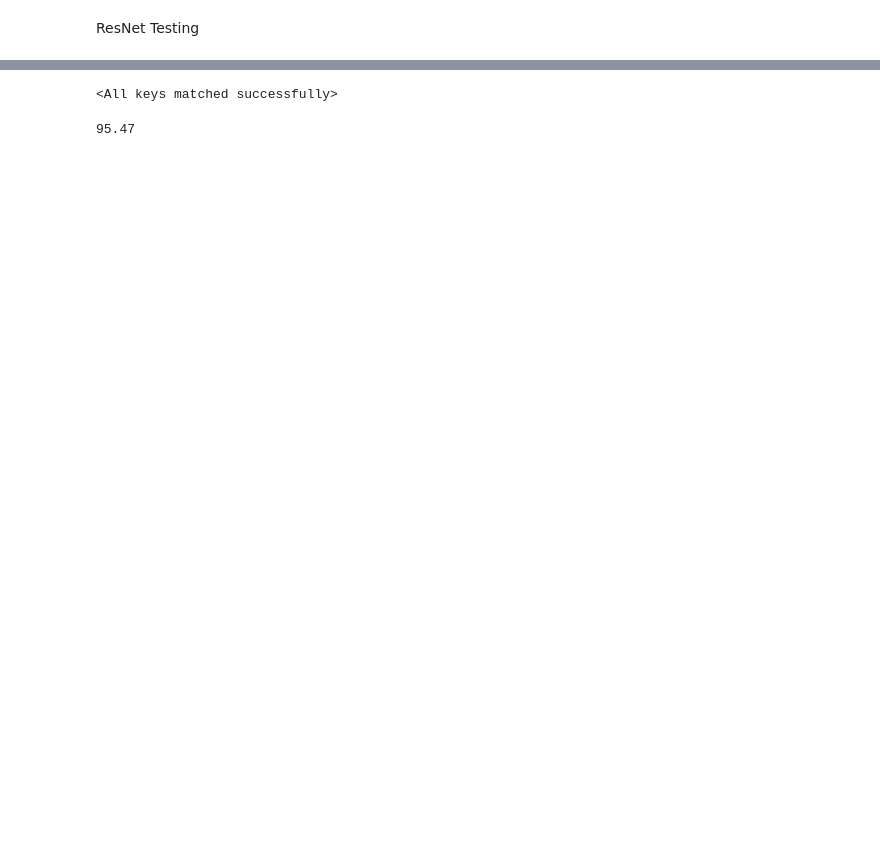
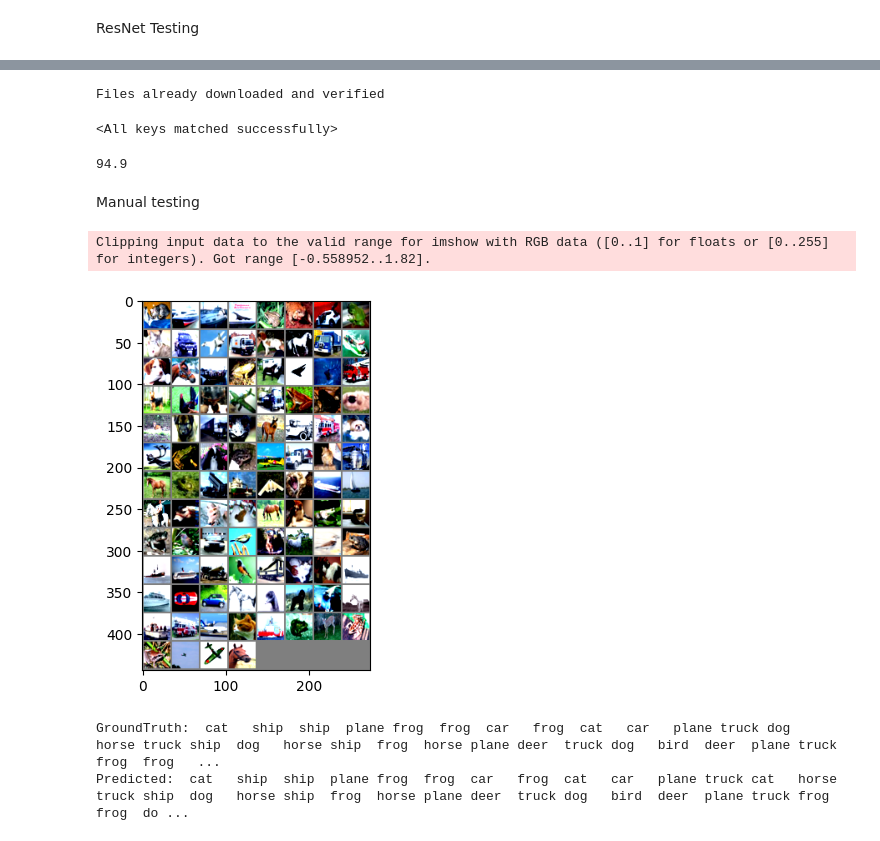
Before and after one commit to allenjeffreywu/Allen_ResNet, a Jupyter notebook: resnet_results.ipynb, the cells around one changed output, grey strips where cells are left out. Cells and saved outputs as stored; diff of their text form; code cells hidden in the pictures; blank space fills up the shorter version.

Commit message:
Results finished

```diff
--- a/resnet_results.ipynb
+++ b/resnet_results.ipynb
@@ -11,3 +13,20 @@ True
+# %%
+transform = transforms.Compose([
+    transforms.ToTensor(),
+    transforms.Normalize(mean=[0.485, 0.456, 0.406], std=[0.229, 0.224, 0.225]),
+])
+
+batch_size = 100
+
+testset = torchvision.datasets.CIFAR10(root='./data', train=False,
+                                       download=True, transform=transform)
+testloader = DataLoader(testset, batch_size=batch_size,
+                                         shuffle=False, num_workers=2)
+
+classes = ('plane', 'car', 'bird', 'cat',
+           'deer', 'dog', 'frog', 'horse', 'ship', 'truck')
+# %% [output]
+Files already downloaded and verified
 # %%
 net = ResNet18()
 checkpoint = torch.load('./checkpoint/ckpt.pth')
@@ -19,12 +38,46 @@ new_state_dict = OrderedDict()
 for k, v in checkpoint['net'].items():
     name = k[7:] # this removes the 'module.' from the front (notice it has 7 characters)
     new_state_dict[name] = v
+
+net.load_state_dict(new_state_dict)
+# %% [output]
+<All keys matched successfully>
-# %%
-# Moment of truth, what happens???
-net.load_state_dict(new_state_dict)
-# %% [output]
-<All keys matched successfully>
-# %%
-checkpoint['acc']
-# %% [output]
-95.47
+# %%
+# 'acc' here is the final accuracy of the model trained on resnet 18 using the test() method
+# Why is this so different from the results below?
+checkpoint['acc']
+# %% [output]
+94.9
+# %% [markdown]
+Manual testing
+# %%
+def imshow(img):
+    '''
+    imshow shows an image with matplotlib
+    '''
+    img = img / 2 + 0.5     # unnormalize
+    npimg = img.numpy()
+    plt.imshow(np.transpose(npimg, (1, 2, 0)))
+    plt.show()
+
+
+# get some random testing images
+dataiter = iter(testloader)
+images, labels = next(dataiter)
+
+# print images
+imshow(torchvision.utils.make_grid(images))
+# print labels
+print('GroundTruth: ', ' '.join(f'{classes[labels[j]]:5s}' for j in range(batch_size)))
+
+# predict with model
+outputs = net(images)
+_, predicted = torch.max(outputs, 1)
+
+print('Predicted: ', ' '.join(f'{classes[predicted[j]]:5s}'
+                              for j in range(batch_size)))
+# %% [output]
+Clipping input data to the valid range for imshow with RGB data ([0..1] for floats or [0..255] for integers). Got range [-0.558952..1.82].
+[figure, added]
+GroundTruth:  cat   ship  ship  plane frog  frog  car   frog  cat   car   plane truck dog   horse truck ship  dog   horse ship  frog  horse plane deer  truck dog   bird  deer  plane truck frog  frog   ...
+Predicted:  cat   ship  ship  plane frog  frog  car   frog  cat   car   plane truck cat   horse truck ship  dog   horse ship  frog  horse plane deer  truck dog   bird  deer  plane truck frog  frog  do ...
```
Also changed, not shown: parts of 3 cells of this notebook, 4 other files.
